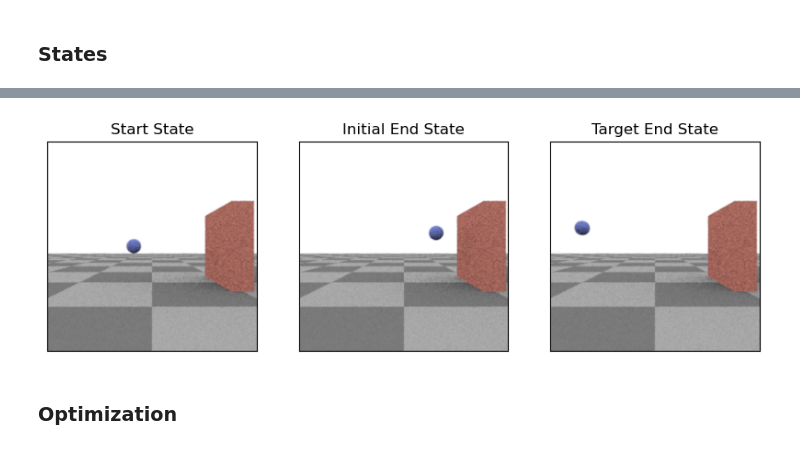
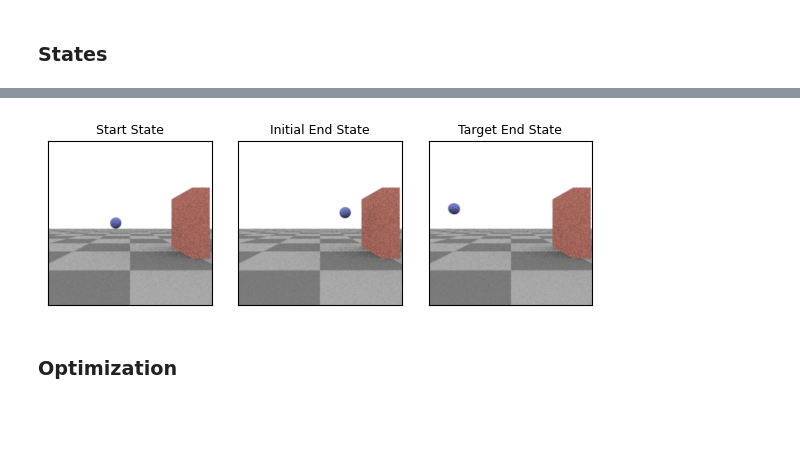
Before and after one commit to J0HNN7G/diffsim-sysid, a Jupyter notebook: examples/diff_physics.ipynb, the cells around one changed output, grey strips where cells are left out. Saved outputs shown, nothing was run; the diff lists cells and outputs as text; code cells hidden in the pictures; blank space fills up the shorter version.

Commit message:
plotting added

```diff
--- a/examples/diff_physics.ipynb
+++ b/examples/diff_physics.ipynb
@@ -208,36 +216,37 @@ Module warp.sim.articulation load on device 'cuda:0' took 42.76 ms
 # %%
-fig, axs = plt.subplots(1, 3, figsize=(10, 5))
+fig_size = set_fig_size(subplots=(1, 3))
+fig, axs = plt.subplots(1, 3, figsize=fig_size, constrained_layout=True)
 
 init_start_scene_dict = dict(scene_dict)
 init_start_scene_dict['particle']['center'] = deepcopy(particle_init_pos)
 bitmap_init = mi.util.convert_to_bitmap( mi.render(mi.load_dict(init_start_scene_dict), spp=16))
 axs[0].imshow(bitmap_init)
 axs[0].set_xticks([])
 axs[0].set_yticks([])
 axs[0].set_title('Start State')
 
 
 init_end_scene_dict = dict(scene_dict)
 init_end_scene_dict['particle']['center'] = deepcopy(pred_state)
 bitmap_init = mi.util.convert_to_bitmap( mi.render(mi.load_dict(init_end_scene_dict), spp=16))
 axs[1].imshow(bitmap_init)
 axs[1].set_xticks([])
 axs[1].set_yticks([])
 axs[1].set_title('Initial End State')
 
 
 target_scene_dict = dict(scene_dict)
 target_scene_dict['particle']['center'] = deepcopy(target_pos)
 bitmap_target = mi.util.convert_to_bitmap(mi.render(mi.load_dict(target_scene_dict), spp=16))
 axs[2].imshow(bitmap_target)
 axs[2].set_xticks([])
 axs[2].set_yticks([])
 axs[2].set_title('Target End State')
 
 plt.show()
 #plt.savefig('fig_direct_traj_states.pdf', bbox_inches='tight')
 # %% [output]
-[figure, old version]
+[figure, new version]
 # %% [markdown]
 ### Optimization
 # %%
```
Also changed, not shown: parts of 3 cells of this notebook, 4 other files.
